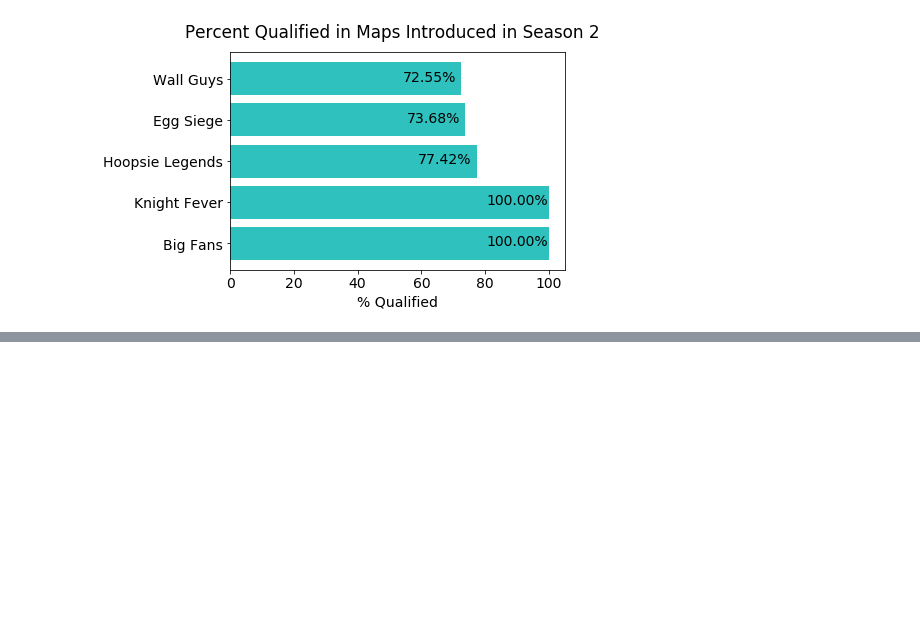
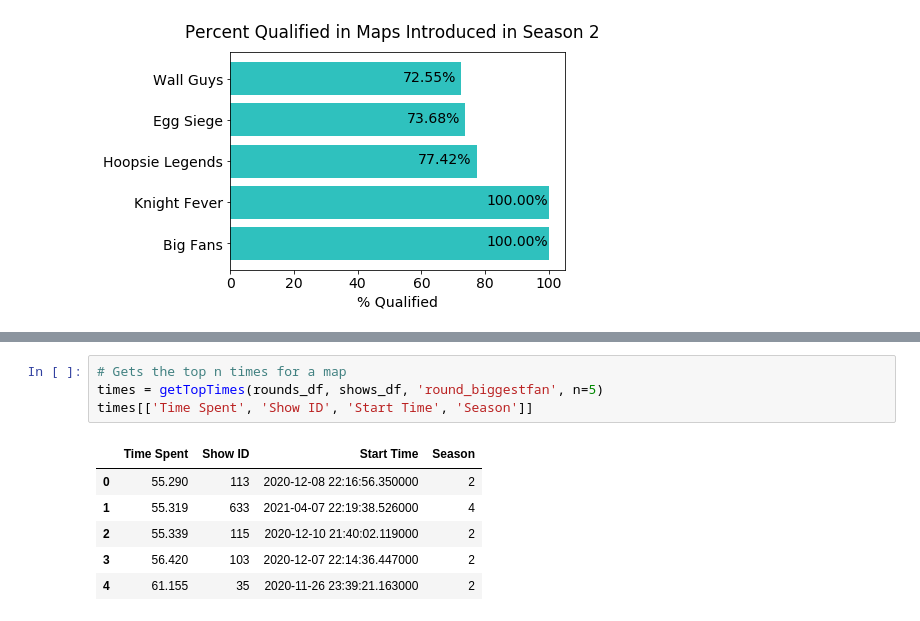
Before and after one commit to jvmohr/FallGuysCharts, a Jupyter notebook: Fall Guys Data Exploration.ipynb, the cells around one changed output, grey strips where cells are left out. Saved outputs shown, nothing was run; the diff lists cells and outputs as text; blank space fills up the shorter version.

```diff
--- a/Fall Guys Data Exploration.ipynb
+++ b/Fall Guys Data Exploration.ipynb
@@ -363,0 +370,11 @@ fgv.winsBySeasonPie(shows_df);
+# %%
+# Gets the top n times for a map
+times = getTopTimes(rounds_df, shows_df, 'round_biggestfan', n=5)
+times[['Time Spent', 'Show ID', 'Start Time', 'Season']]
+# %% [output]
+|  | Time Spent | Show ID | Start Time | Season |
+| 0 | 55.290 | 113 | 2020-12-08 22:16:56.350000 | 2 |
+| 1 | 55.319 | 633 | 2021-04-07 22:19:38.526000 | 4 |
+| 2 | 55.339 | 115 | 2020-12-10 21:40:02.119000 | 2 |
+| 3 | 56.420 | 103 | 2020-12-07 22:14:36.447000 | 2 |
+| 4 | 61.155 | 35 | 2020-11-26 23:39:21.163000 | 2 |
```
Also changed, not shown: parts of 28 cells of this notebook, 7 other files.
